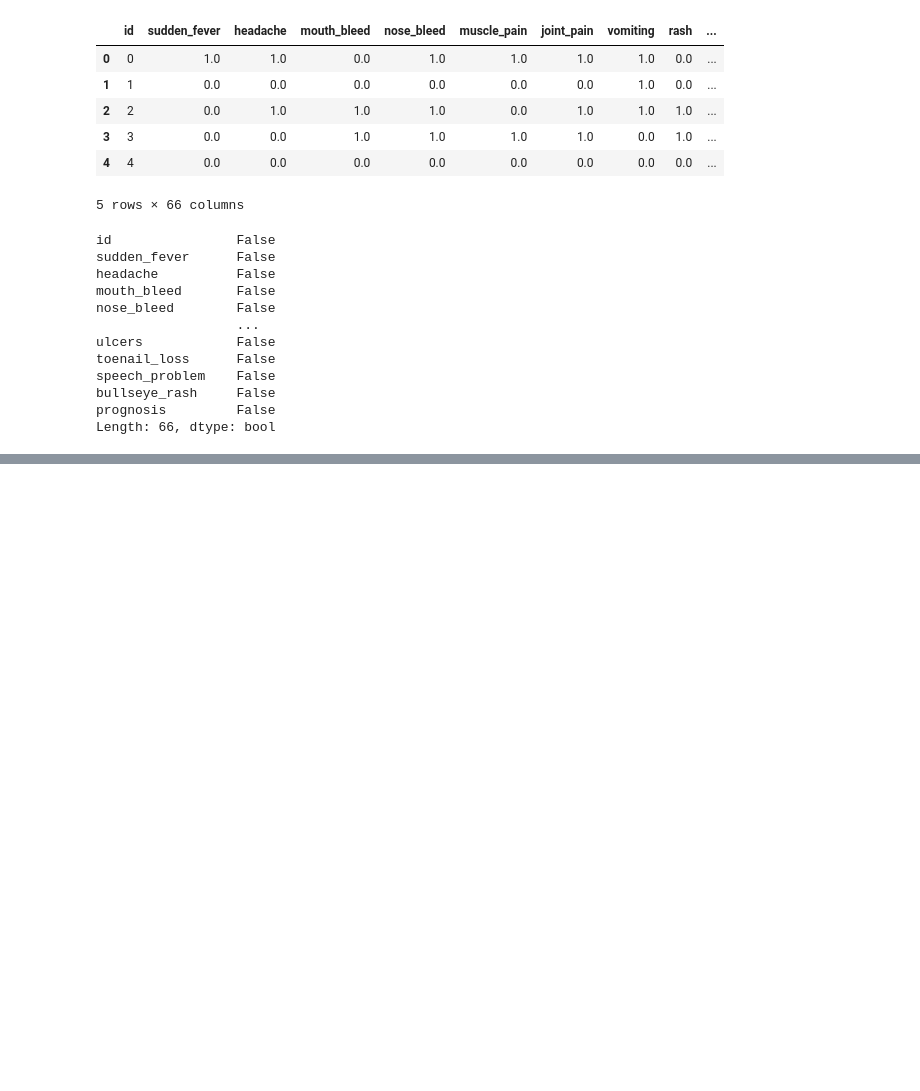
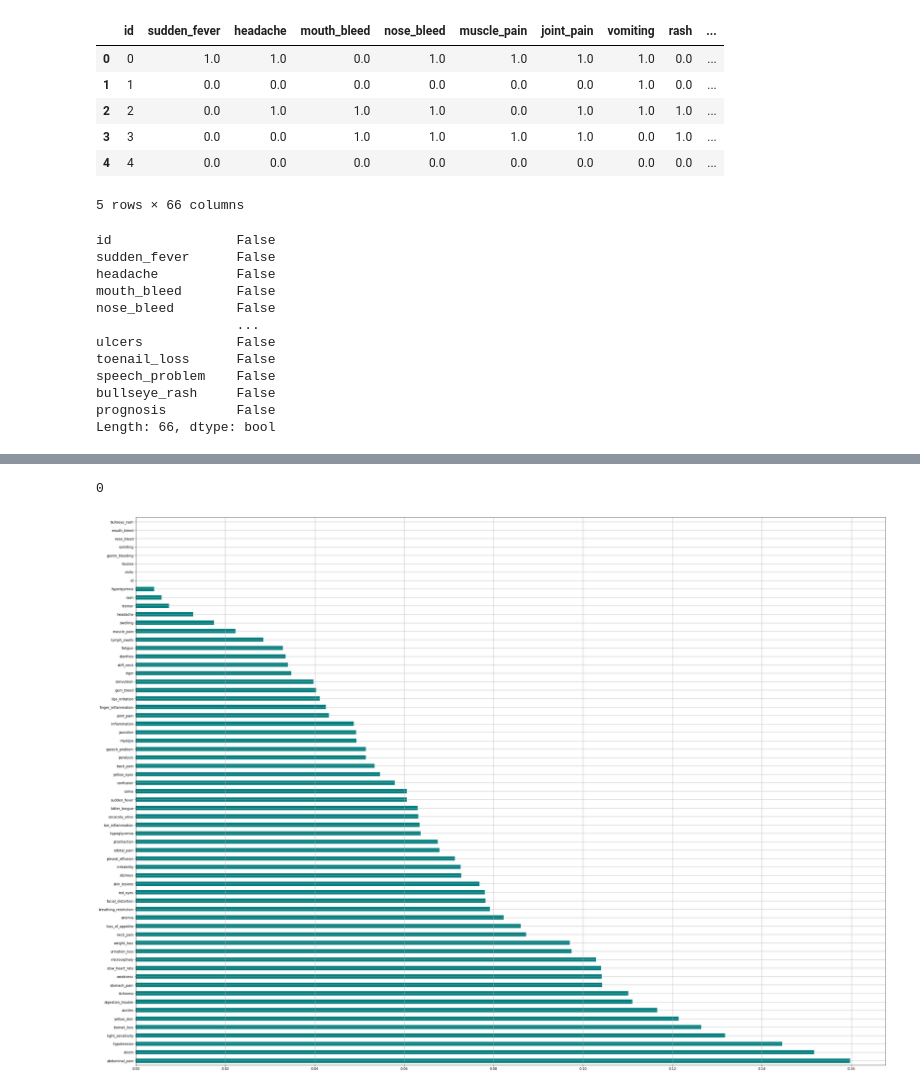
Before and after one commit to fruizg/ReconocimientoDePatrones, a Jupyter notebook: Challenges/Challenge3/Challenge3.ipynb, the cells around one changed output, grey strips where cells are left out. Cells and saved outputs as stored; diff of their text form; code cells hidden in the pictures; blank space fills up the shorter version.

```diff
--- a/Challenges/Challenge3/Challenge3.ipynb
+++ b/Challenges/Challenge3/Challenge3.ipynb
@@ -64,0 +71,17 @@ prognosis : 11
+# %%
+# Ahora debemos revisar si es que existen datos repetidos
+df.duplicated().sum()
+# %% [output]
+0
+# %%
+#Obtenemos los parametros con mayor relacion con respecto a la variable target
+from sklearn.feature_selection import mutual_info_classif
+plt.figure(figsize=(40,30))
+importances=mutual_info_classif(df.iloc[:,:-1],df.iloc[:,-1],discrete_features=False)
+feat_importances=pd.Series(importances,df.columns[:-1]) #Ordenamos de manera descendente
+feat_importances = feat_importances.sort_values(ascending=False)
+feat_importances.plot(kind='barh',color='teal')
+plt.grid()
+plt.show()
+# %% [output]
+[figure, added]
```
Also changed, not shown: parts of 9 cells of this notebook, 6 other files.
